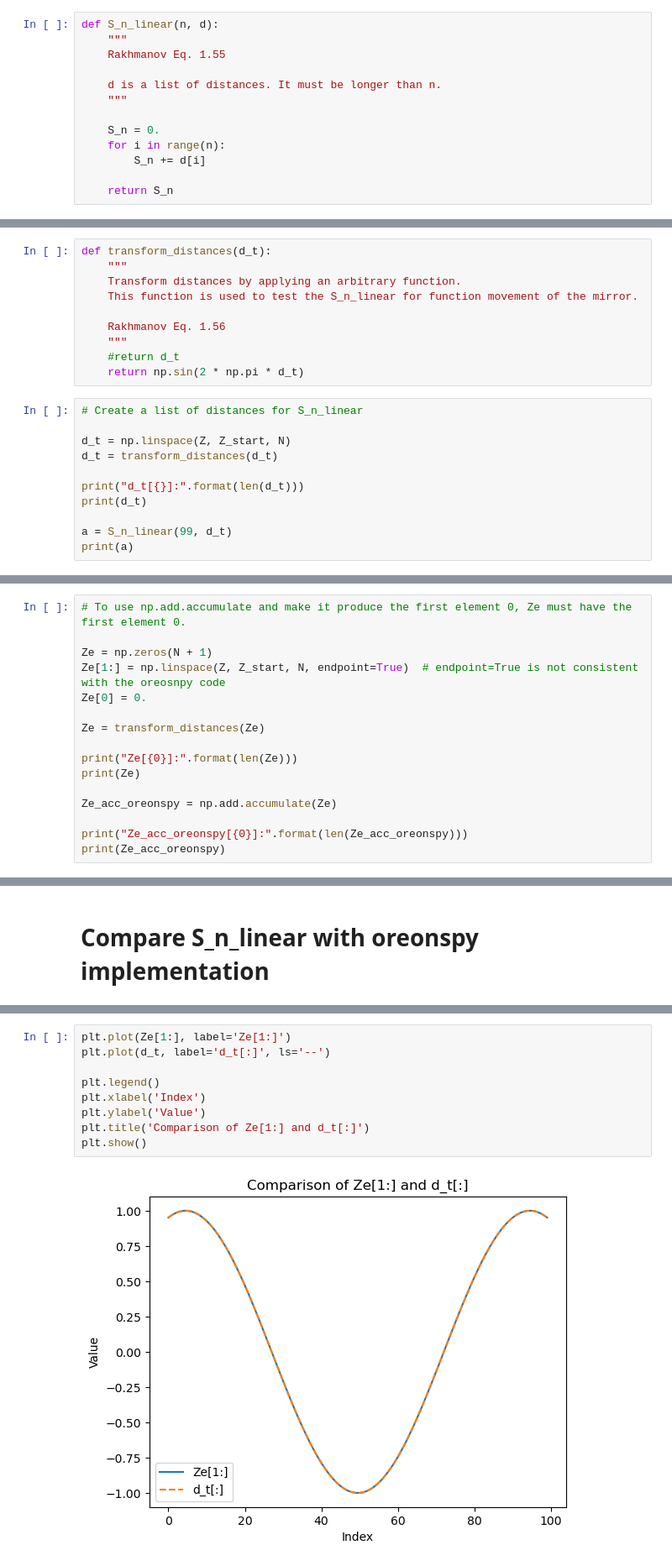
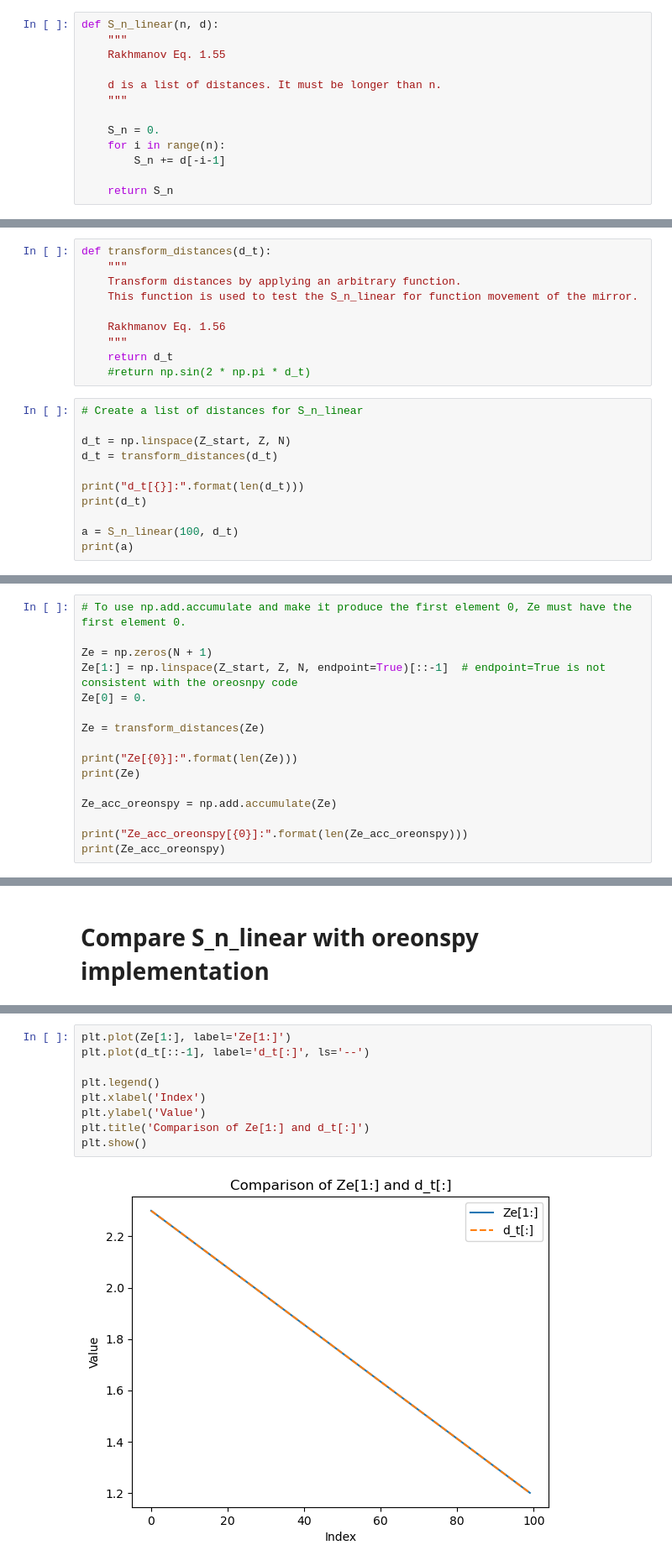
Before and after one commit to matib12/oreonspy, a Jupyter notebook: nb/Simulator development/Simulator math tests.ipynb, the cells around one changed output, grey strips where cells are left out. Shown: that part at 84% size. Cells and saved outputs as stored; diff of their text form.

```diff
--- a/nb/Simulator development/Simulator math tests.ipynb
+++ b/nb/Simulator development/Simulator math tests.ipynb
@@ -20,7 +21,7 @@ def S_n_linear(n, d):
 
     S_n = 0.
     for i in range(n):
-        S_n += d[i]
+        S_n += d[-i-1]
 
     return S_n
 # %%
@@ -40,18 +61,18 @@ def transform_distances(d_t):
 
     Rakhmanov Eq. 1.56
     """
-    #return d_t
-    return np.sin(2 * np.pi * d_t)
+    return d_t
+    #return np.sin(2 * np.pi * d_t)
 # %%
 # Create a list of distances for S_n_linear
 
-d_t = np.linspace(Z, Z_start, N)
+d_t = np.linspace(Z_start, Z, N)
 d_t = transform_distances(d_t)
 
 print("d_t[{}]:".format(len(d_t)))
 print(d_t)
 
-a = S_n_linear(99, d_t)
+a = S_n_linear(100, d_t)
 print(a)
 # %% [output]
 d_t[100]:
@@ -115,7 +137,7 @@ plt.legend()
 # To use np.add.accumulate and make it produce the first element 0, Ze must have the first element 0.
 
 Ze = np.zeros(N + 1)
-Ze[1:] = np.linspace(Z, Z_start, N, endpoint=True)  # endpoint=True is not consistent with the oreosnpy code
+Ze[1:] = np.linspace(Z_start, Z, N, endpoint=True)[::-1]  # endpoint=True is not consistent with the oreosnpy code
 Ze[0] = 0.
 
 Ze = transform_distances(Ze)
@@ -171,13 +205,13 @@ Ze[1:]-d_t[:] [100]:
 # %%
 plt.plot(Ze[1:], label='Ze[1:]')
-plt.plot(d_t, label='d_t[:]', ls='--')
+plt.plot(d_t[::-1], label='d_t[:]', ls='--')
 
 plt.legend()
 plt.xlabel('Index')
 plt.ylabel('Value')
 plt.title('Comparison of Ze[1:] and d_t[:]')
 plt.show()
 # %% [output]
-[figure, old version]
+[figure, new version]
 # %%
 # Final product: Accumulated distances (relevant for calculation)
```
Also changed, not shown: parts of 20 cells of this notebook, 5 other files.
